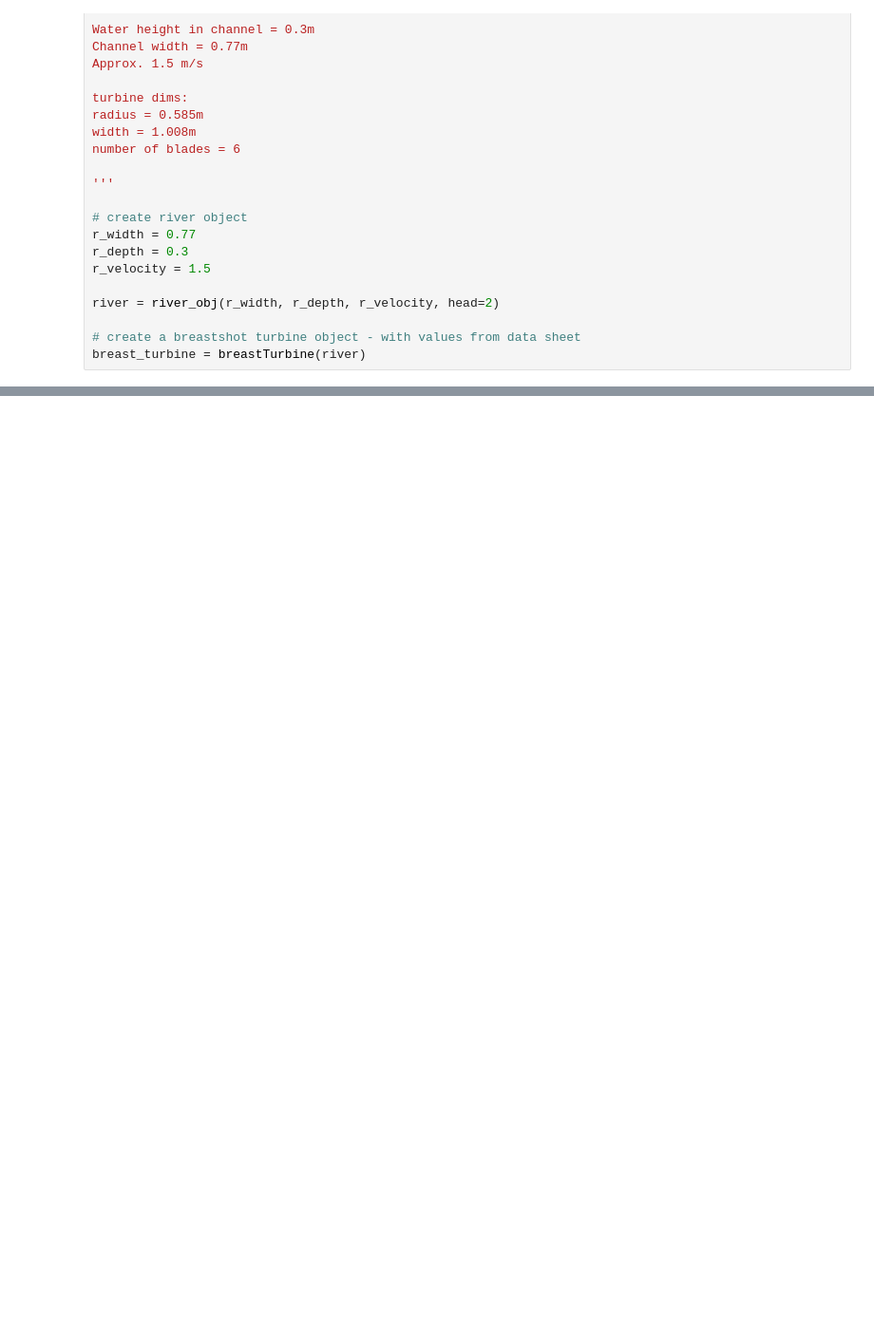
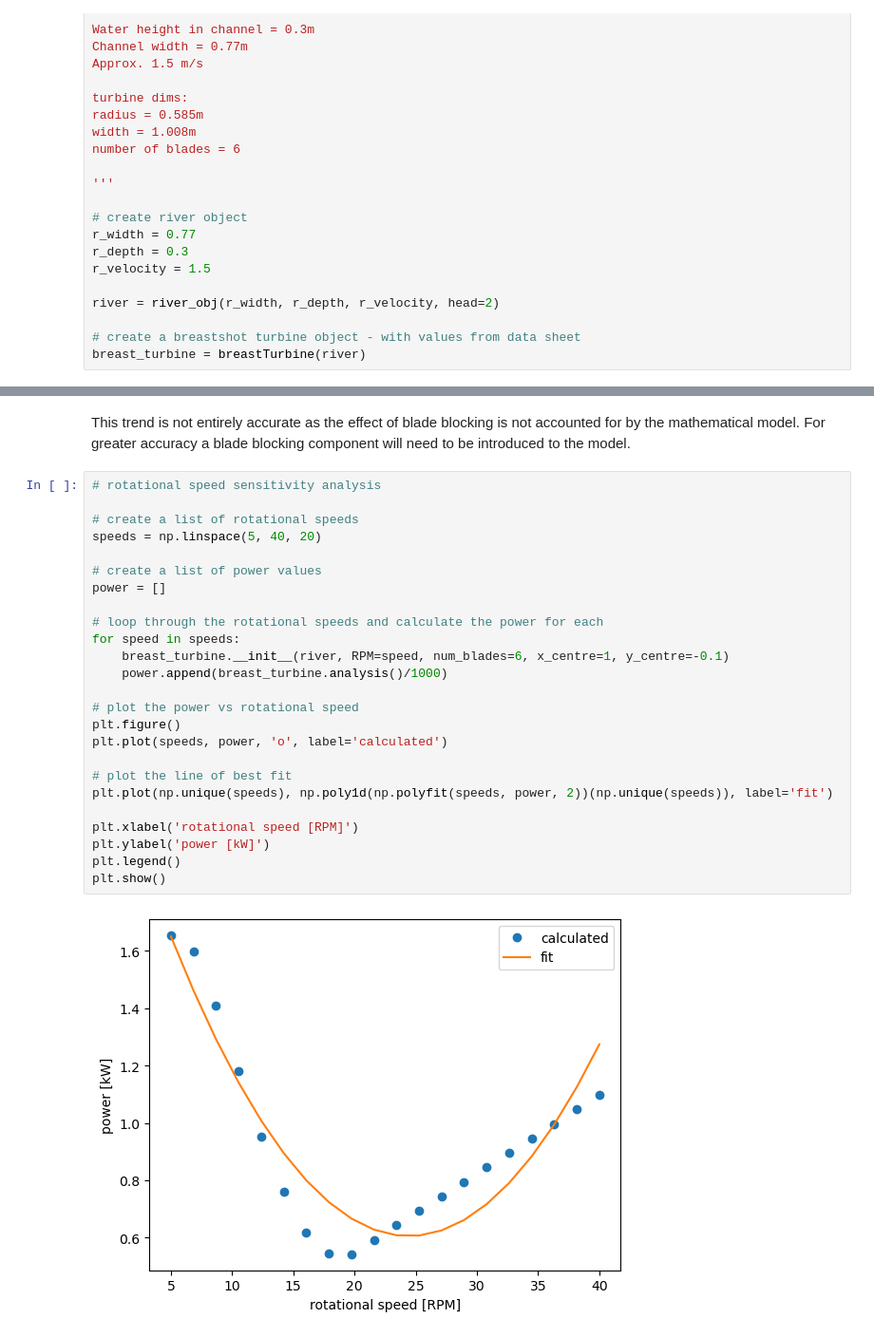
Before and after one commit to pilipb/DP4-code, a Jupyter notebook: graphing.ipynb, the cells around one changed output, grey strips where cells are left out. Shown: that part at 95% size. Saved outputs shown, nothing was run; the diff lists cells and outputs as text; blank space fills up the shorter version.

```diff
--- a/graphing.ipynb
+++ b/graphing.ipynb
@@ -150,0 +211,29 @@ Systematic error =  1.4494302958720923e-05
+# %% [markdown]
+This trend is not entirely accurate as the effect of blade blocking is not accounted for by the mathematical model. For greater accuracy a blade blocking component will need to be introduced to the model.
+# %%
+# rotational speed sensitivity analysis
+
+# create a list of rotational speeds
+speeds = np.linspace(5, 40, 20)
+
+# create a list of power values
+power = []
+
+# loop through the rotational speeds and calculate the power for each
+for speed in speeds:
+    breast_turbine.__init__(river, RPM=speed, num_blades=6, x_centre=1, y_centre=-0.1)
+    power.append(breast_turbine.analysis()/1000)
+
+# plot the power vs rotational speed
+plt.figure()
+plt.plot(speeds, power, 'o', label='calculated')
+
+# plot the line of best fit
+plt.plot(np.unique(speeds), np.poly1d(np.polyfit(speeds, power, 2))(np.unique(speeds)), label='fit')
+
+plt.xlabel('rotational speed [RPM]')
+plt.ylabel('power [kW]')
+plt.legend()
+plt.show()
+# %% [output]
+[figure, added]
```
Also changed, not shown: parts of 7 cells of this notebook, 1 other file.
